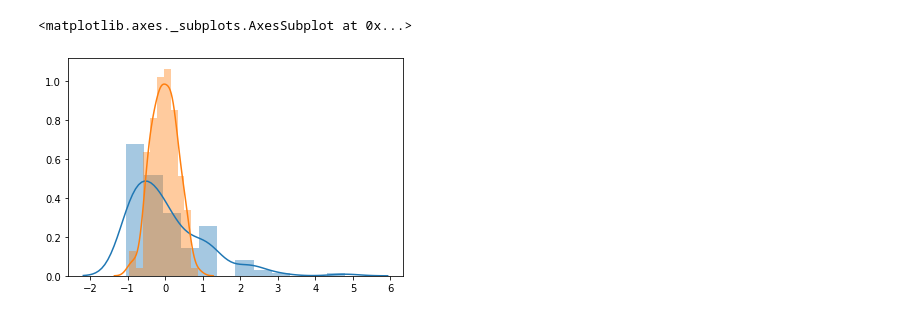
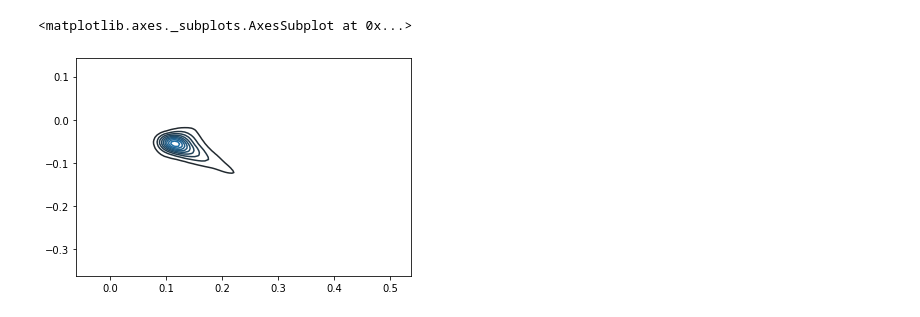
Before and after one commit to QHwan/WaterFeature, a Jupyter notebook: notebook/baseline.ipynb, the cells around one changed output. Drawn from its saved outputs; the diff is of its cells as text; code cells hidden in the pictures.

```diff
--- a/notebook/baseline.ipynb
+++ b/notebook/baseline.ipynb
@@ -72 +54,3 @@ sns.distplot(y_train_pred)
+# %%
+f = np.load('../test.npz', allow_pickle=True)
 # %%
@@ -79,0 +64,3 @@ plt.scatter(x[:,0], x[:,1], s=5, alpha=.3)
+# %%
+x = f['encode']
+plt.scatter(x[:,0], x[:,1], c=y[:,0], s=3, alpha=5, cmap=plt.cm.rainbow)
@@ -80,6 +70,5 @@ plt.scatter(x[:,0], x[:,1], s=5, alpha=.3)
 # %%
-sns.distplot(x[:,0])
-sns.distplot(x[:,1])
+sns.kdeplot(x[:,0], x[:,1])
 # %% [output]
 <matplotlib.axes._subplots.AxesSubplot at 0x...>
-[figure, old version]
+[figure, new version]
```
Also changed, not shown: parts of 13 cells of this notebook, 7 other files.
